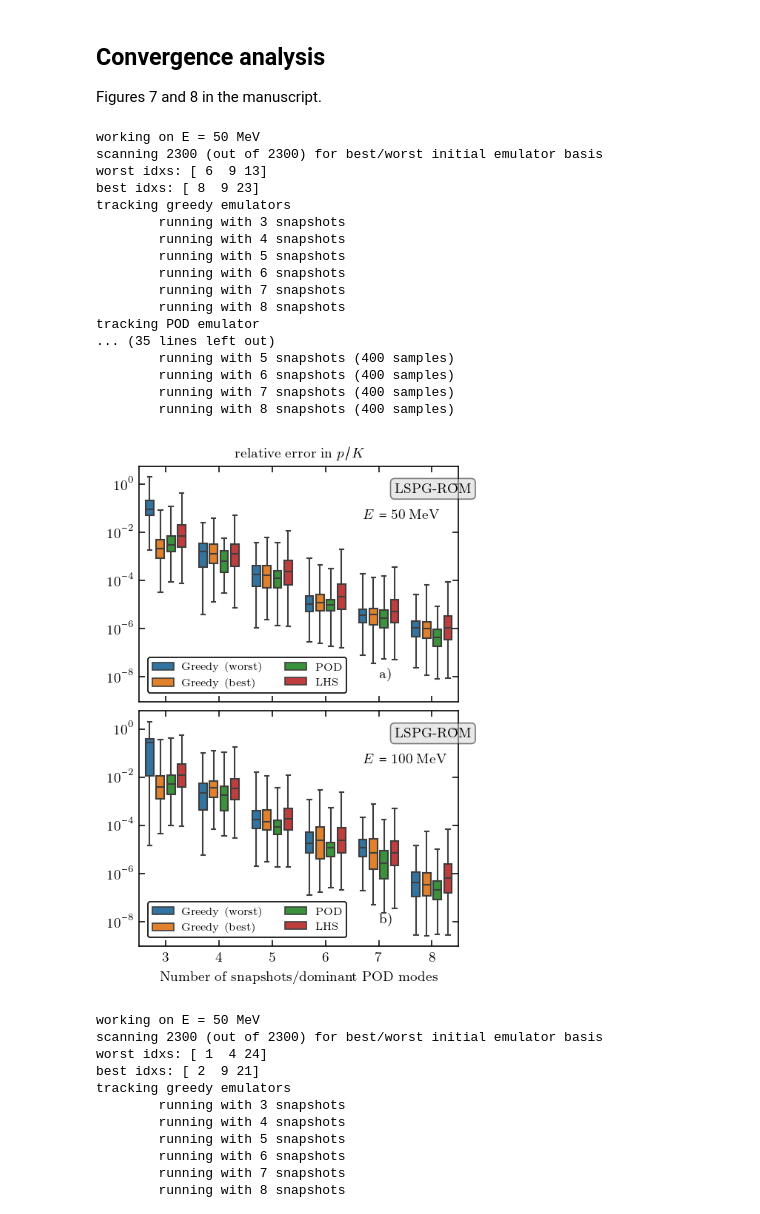
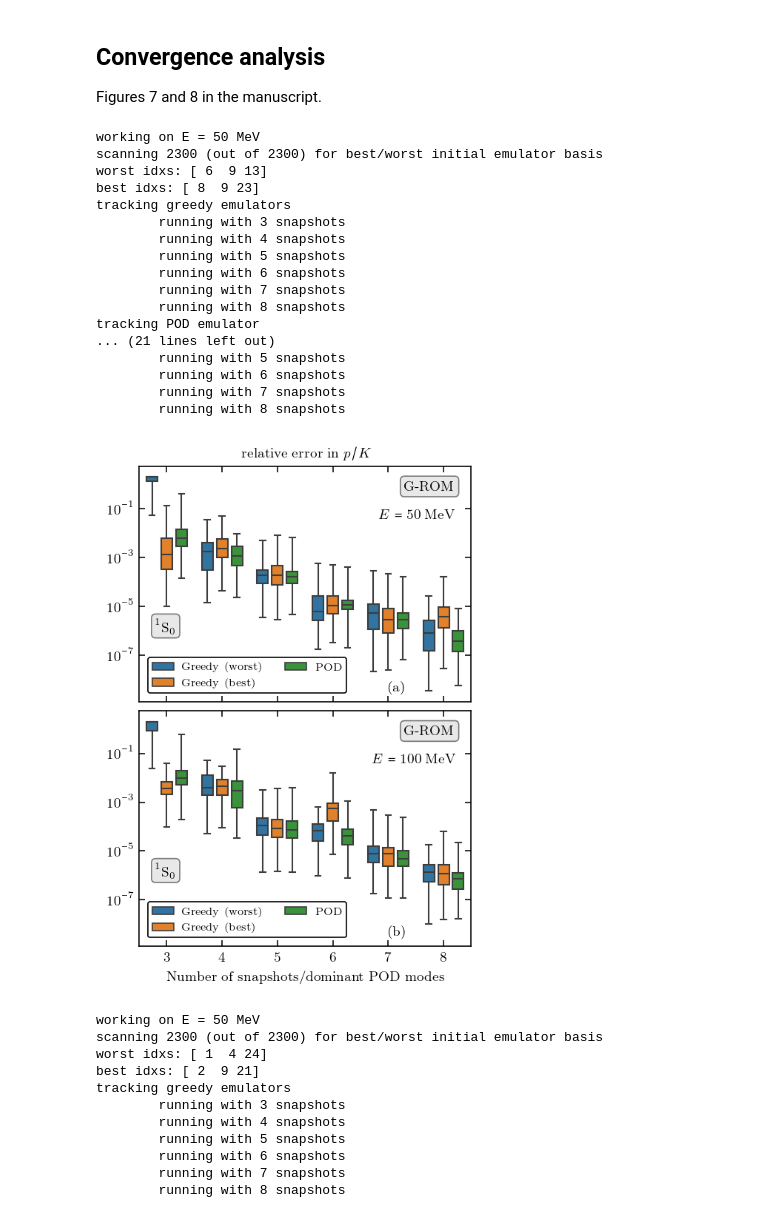
Before and after one commit to buqeye/cs_greedy_emulator, a Jupyter notebook: minnesota.ipynb, the cells around one changed output. Drawn from its saved outputs; the diff is of its cells as text; code cells hidden in the pictures.

```diff
--- a/minnesota.ipynb
+++ b/minnesota.ipynb
@@ -498,7 +505,7 @@ for E_MeV in E_MeV_arr:
                               seed=123456)
     df = res.track_greedy_emulators(df_out=df)
     df = res.track_POD_emulator(df_out=df)
-    df = res.track_LHS_emulator(df_out=df)
+    # df = res.track_LHS_emulator(df_out=df)
     print("")
 # %% [output]
 working on E = 50 MeV
@@ -513,16 +520,16 @@ tracking greedy emulators
         running with 7 snapshots
         running with 8 snapshots
 tracking POD emulator
-... (35 lines left out)
-        running with 5 snapshots (400 samples)
-        running with 6 snapshots (400 samples)
-        running with 7 snapshots (400 samples)
-        running with 8 snapshots (400 samples)
+... (21 lines left out)
+        running with 5 snapshots
+        running with 6 snapshots
+        running with 7 snapshots
+        running with 8 snapshots
 # %%
-convergenceFig(df, E_MeV_arr, emulator_type)
+convergenceFig(df, E_MeV_arr, emulator_type, channel=channel)
 # df.to_csv("df_conv_mn.csv.gz", index=False)
 # %% [output]
-[figure, old version]
+[figure, new version]
 # %%
 from figures import convergenceAnalysis, convergenceFig
 import seaborn as sns
```
Also changed, not shown: parts of 3 cells of this notebook, 1 other file.
